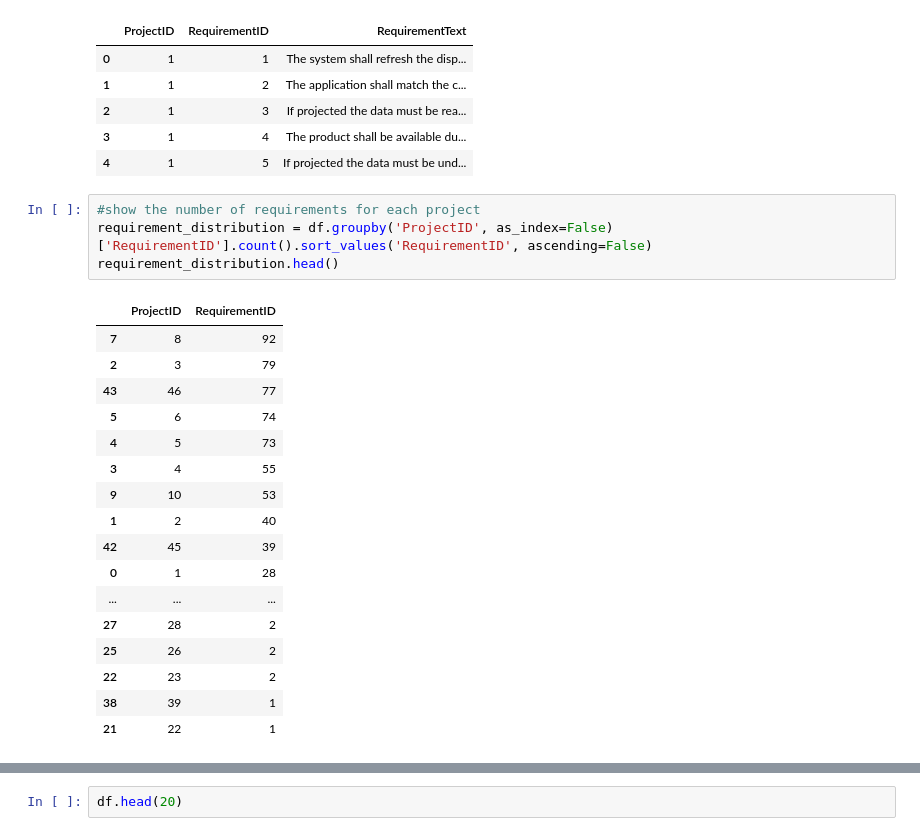
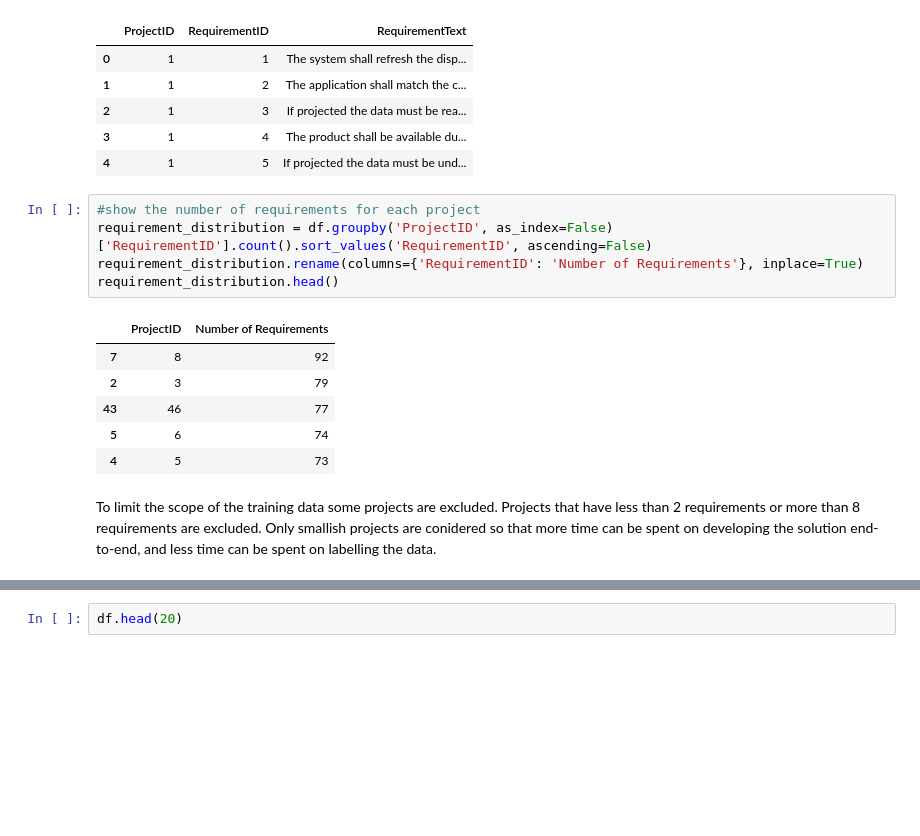
Before and after one commit to wbarich/srs-worfklow-parsing, a Jupyter notebook: src/scripts/data_preparation.ipynb, the cells around one changed output, grey strips where cells are left out. Cells and saved outputs as stored; diff of their text form; blank space fills up the shorter version.

```diff
--- a/src/scripts/data_preparation.ipynb
+++ b/src/scripts/data_preparation.ipynb
@@ -22,23 +31,15 @@ df.head()
 # %%
 #show the number of requirements for each project
 requirement_distribution = df.groupby('ProjectID', as_index=False)['RequirementID'].count().sort_values('RequirementID', ascending=False)
+requirement_distribution.rename(columns={'RequirementID': 'Number of Requirements'}, inplace=True)
 requirement_distribution.head()
 # %% [output]
-|  | ProjectID | RequirementID |
+|  | ProjectID | Number of Requirements |
 | 7 | 8 | 92 |
 | 2 | 3 | 79 |
 | 43 | 46 | 77 |
 | 5 | 6 | 74 |
 | 4 | 5 | 73 |
-| 3 | 4 | 55 |
-| 9 | 10 | 53 |
-| 1 | 2 | 40 |
-| 42 | 45 | 39 |
-| 0 | 1 | 28 |
-| ... | ... | ... |
-| 27 | 28 | 2 |
-| 25 | 26 | 2 |
-| 22 | 23 | 2 |
-| 38 | 39 | 1 |
-| 21 | 22 | 1 |
+# %% [markdown]
+To limit the scope of the training data some projects are excluded. Projects that have less than 2 requirements or more than 8 requirements are excluded. Only smallish projects are conidered so that more time can be spent on developing the solution end-to-end, and less time can be spent on labelling the data.
 # %%
```
Also changed, not shown: parts of 18 cells of this notebook, 6 other files.
